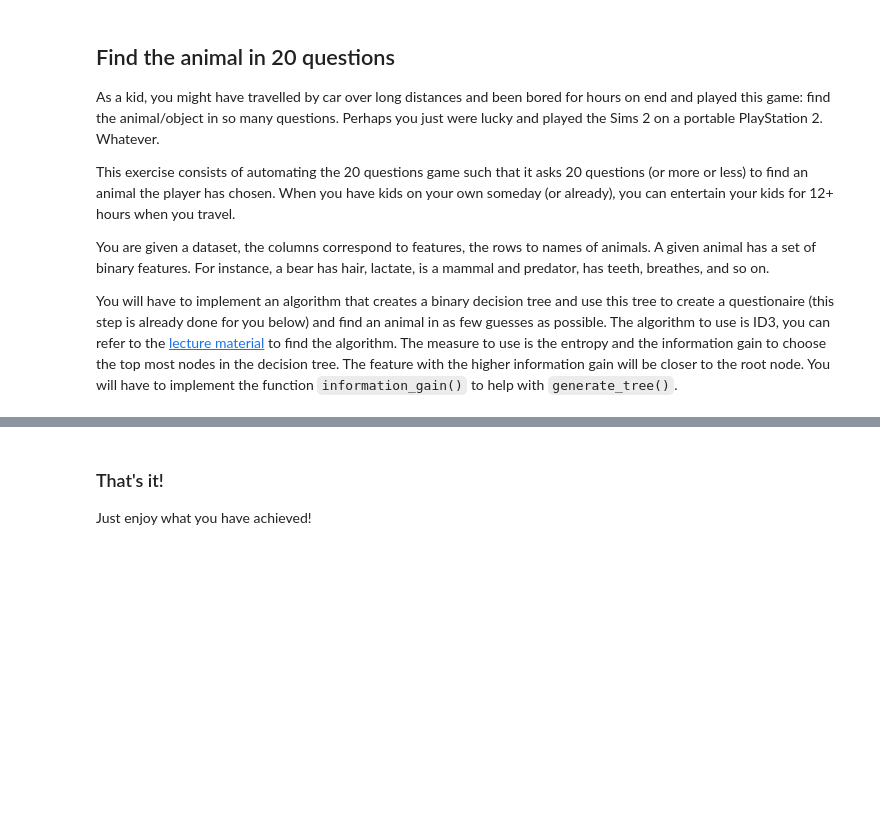
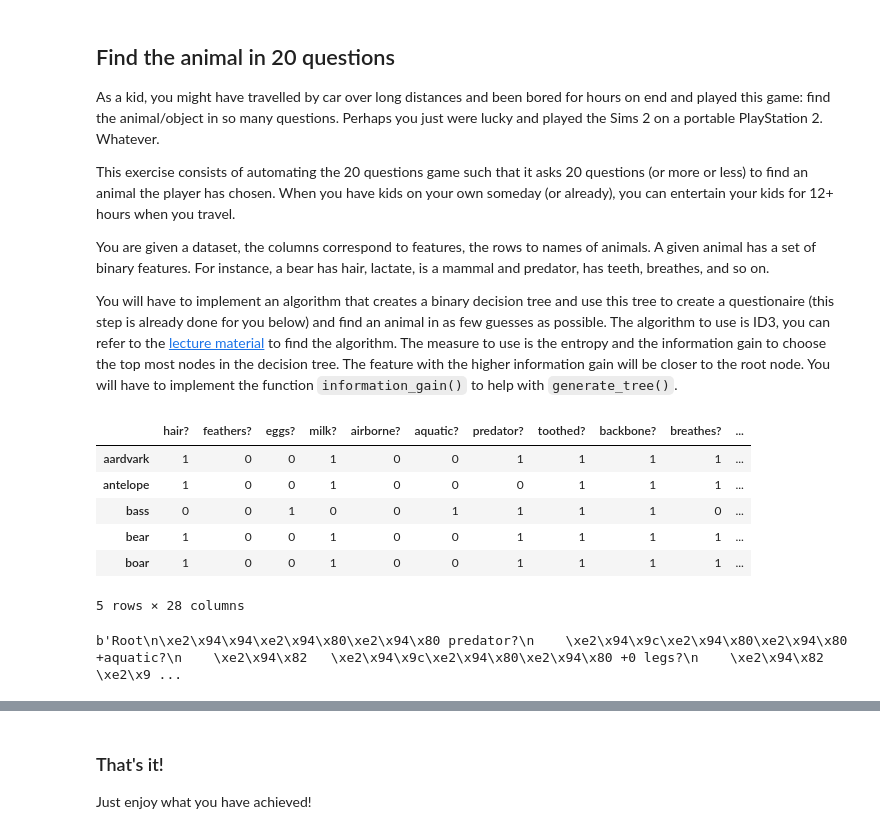
Before and after one commit to efreham1/ml-1dl034-public-assignments, a Jupyter notebook: Assignments/Theoretical/theoretical4.ipynb, the cells around one changed output, grey strips where cells are left out. Saved outputs shown, nothing was run; the diff lists cells and outputs as text; code cells hidden in the pictures; blank space fills up the shorter version.

```diff
--- a/Assignments/Theoretical/theoretical4.ipynb
+++ b/Assignments/Theoretical/theoretical4.ipynb
@@ -131,7 +134,15 @@ The algorithm to use is ID3, you can refer to the [lecture material](https://use
 # %%
 # Download and load the dataset into pandas
 dataset_url = "https://raw.githubusercontent.com/earthtojake/20q/master/data/small.csv"
 # There is a bigger dataset at
-# dataset_url = "https://raw.githubusercontent.com/earthtojake/20q/master/data/big.csv"
+dataset_url = "https://raw.githubusercontent.com/earthtojake/20q/master/data/big.csv"
 df = pd.read_csv(dataset_url, index_col=0)
 df.head()
+# %% [output]
+|  | hair? | feathers? | eggs? | milk? | airborne? | aquatic? | predator? | toothed? | backbone? | breathes? | ... |
+| aardvark | 1 | 0 | 0 | 1 | 0 | 0 | 1 | 1 | 1 | 1 | ... |
+| antelope | 1 | 0 | 0 | 1 | 0 | 0 | 0 | 1 | 1 | 1 | ... |
+| bass | 0 | 0 | 1 | 0 | 0 | 1 | 1 | 1 | 1 | 0 | ... |
+| bear | 1 | 0 | 0 | 1 | 0 | 0 | 1 | 1 | 1 | 1 | ... |
+| boar | 1 | 0 | 0 | 1 | 0 | 0 | 1 | 1 | 1 | 1 | ... |
+5 rows × 28 columns
@@ -162,13 +186,16 @@ def generate_tree(data, tree, branch="", parent="root"):
     """
     # STUDENT CODE:
     # Find the column with the highest entropy
-    entropies = ...
+    entropies = [(information_gain(data, column), column) for column in data.columns]
     # The columns with a null entropy can be removed
-    ...
+    for entropy, column in entropies:
+        if entropy == 0:
+            data.pop(column)
+
     # If there aren't any columns left to discriminate the animals, we stop
     # If there is only one animal and plenty of columns, we also stop
-    no_column_left = ...
-    one_animal_left = ...
+    no_column_left = len(data.axes[1]) == 0
+    one_animal_left = len(data.axes[0]) == 1
     if no_column_left or one_animal_left:
         tree.create_node(branch+", ".join(data.index), parent=parent)
         return
@@ -177,12 +204,16 @@ def generate_tree(data, tree, branch="", parent="root"):
     # we removed some columns.
     ...
     # We find the column with the highest entropy
-    ...
+
+
+    selected_column = max(entropies, key=lambda item: item[0])[1]
+
+
     # We add the column to the tree under the current parent
     node = tree.create_node(branch + selected_column, parent=parent)
     # we split the data by column and remove the said column
-    mask = ...
-    ...
+    mask = data[selected_column] == 1
+    data.pop(selected_column)
 
     # We generate the branches **recursively**
     # If the answer to the question was "yes"
@@ -190,9 +221,12 @@ def generate_tree(data, tree, branch="", parent="root"):
     # If the answer to the question was "false"
     generate_tree(data[~mask], tree, branch="-", parent=node)
 
+
 # The tree is generated
-generate_tree(df, tree)
+generate_tree(df.copy(), tree)
 # The tree is plotted
 tree.show()
+# %% [output]
+b'Root\n\xe2\x94\x94\xe2\x94\x80\xe2\x94\x80 predator?\n    \xe2\x94\x9c\xe2\x94\x80\xe2\x94\x80 +aquatic?\n    \xe2\x94\x82   \xe2\x94\x9c\xe2\x94\x80\xe2\x94\x80 +0 legs?\n    \xe2\x94\x82   \xe2\x9 ...
 # %%
 print("Depth of the tree:", tree.depth())
```
Also changed, not shown: parts of 7 cells of this notebook, 2 other files.
